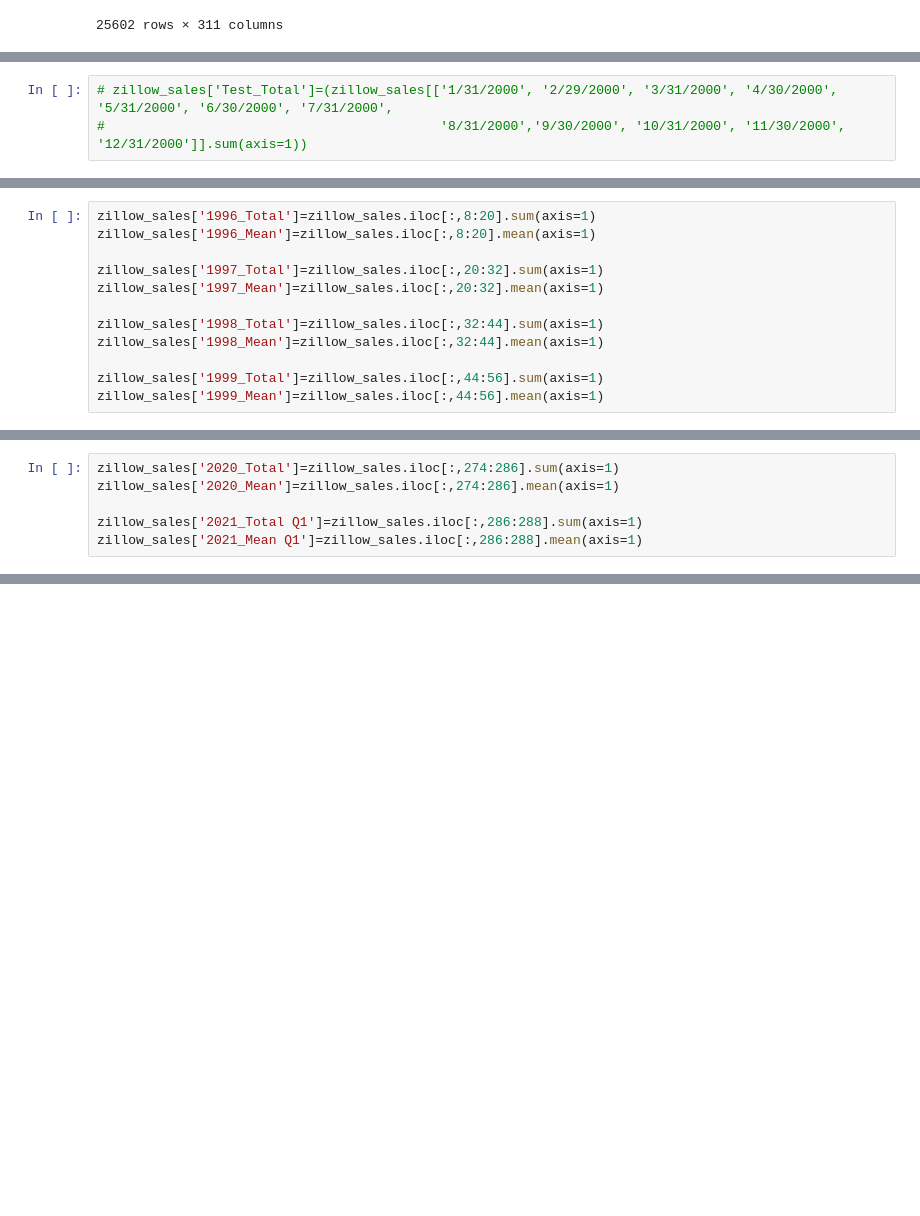
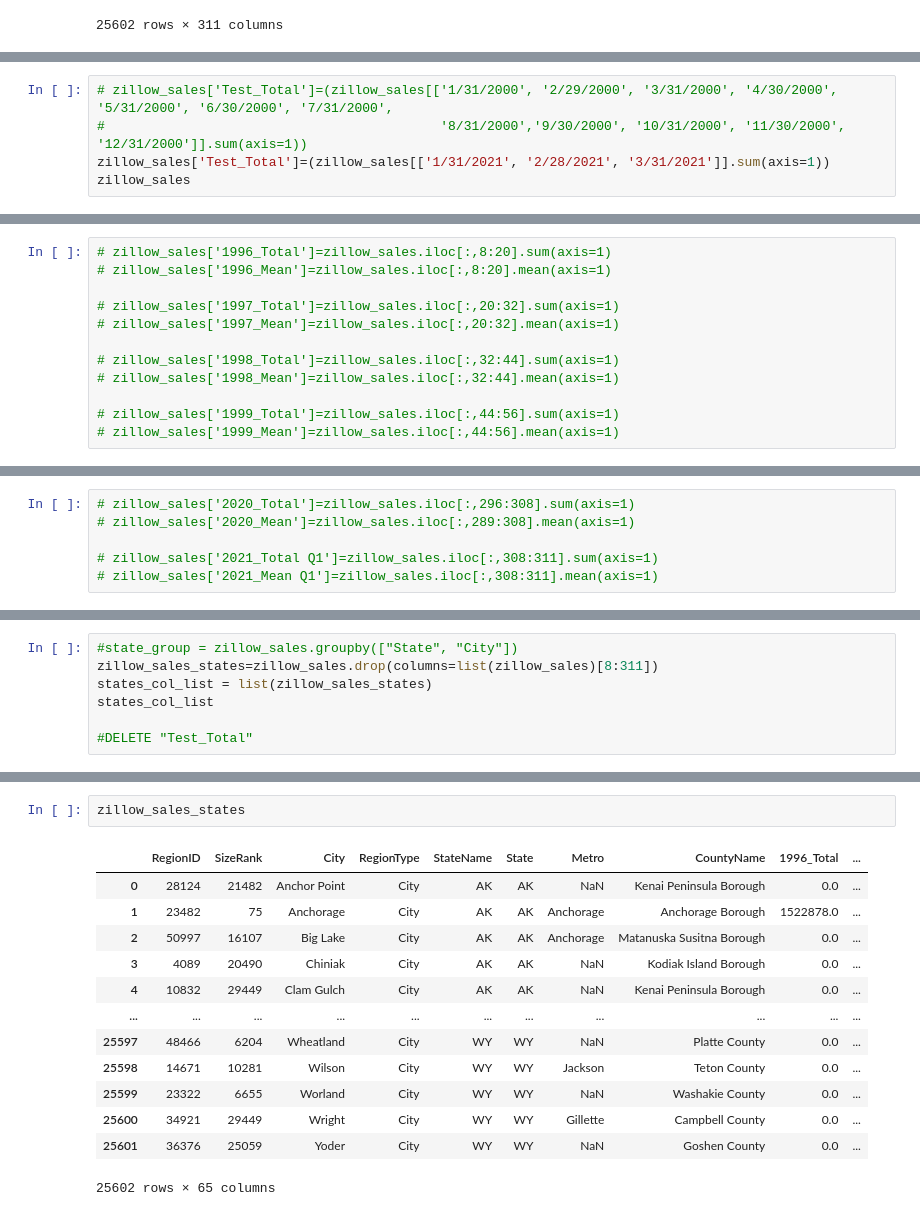
Before and after one commit to ttoffey/Project_One, a Jupyter notebook: zillow_sales.ipynb, the cells around one changed output, grey strips where cells are left out. Cells and saved outputs as stored; diff of their text form; blank space fills up the shorter version.

Commit message:
Fixed Totals

```diff
--- a/zillow_sales.ipynb
+++ b/zillow_sales.ipynb
@@ -184,3 +222,5 @@ col_list
 # %%
 # zillow_sales['Test_Total']=(zillow_sales[['1/31/2000', '2/29/2000', '3/31/2000', '4/30/2000', '5/31/2000', '6/30/2000', '7/31/2000',
 #                                           '8/31/2000','9/30/2000', '10/31/2000', '11/30/2000', '12/31/2000']].sum(axis=1))
+zillow_sales['Test_Total']=(zillow_sales[['1/31/2021', '2/28/2021', '3/31/2021']].sum(axis=1))
+zillow_sales
@@ -187,12 +241,12 @@ col_list
 # %%
-zillow_sales['1996_Total']=zillow_sales.iloc[:,8:20].sum(axis=1)
-zillow_sales['1996_Mean']=zillow_sales.iloc[:,8:20].mean(axis=1)
+# zillow_sales['1996_Total']=zillow_sales.iloc[:,8:20].sum(axis=1)
+# zillow_sales['1996_Mean']=zillow_sales.iloc[:,8:20].mean(axis=1)
 
-zillow_sales['1997_Total']=zillow_sales.iloc[:,20:32].sum(axis=1)
-zillow_sales['1997_Mean']=zillow_sales.iloc[:,20:32].mean(axis=1)
+# zillow_sales['1997_Total']=zillow_sales.iloc[:,20:32].sum(axis=1)
+# zillow_sales['1997_Mean']=zillow_sales.iloc[:,20:32].mean(axis=1)
 
-zillow_sales['1998_Total']=zillow_sales.iloc[:,32:44].sum(axis=1)
-zillow_sales['1998_Mean']=zillow_sales.iloc[:,32:44].mean(axis=1)
+# zillow_sales['1998_Total']=zillow_sales.iloc[:,32:44].sum(axis=1)
+# zillow_sales['1998_Mean']=zillow_sales.iloc[:,32:44].mean(axis=1)
 
-zillow_sales['1999_Total']=zillow_sales.iloc[:,44:56].sum(axis=1)
-zillow_sales['1999_Mean']=zillow_sales.iloc[:,44:56].mean(axis=1)
+# zillow_sales['1999_Total']=zillow_sales.iloc[:,44:56].sum(axis=1)
+# zillow_sales['1999_Mean']=zillow_sales.iloc[:,44:56].mean(axis=1)
@@ -305,6 +321,6 @@ zillow_sales
 # %%
-zillow_sales['2020_Total']=zillow_sales.iloc[:,274:286].sum(axis=1)
-zillow_sales['2020_Mean']=zillow_sales.iloc[:,274:286].mean(axis=1)
+# zillow_sales['2020_Total']=zillow_sales.iloc[:,296:308].sum(axis=1)
+# zillow_sales['2020_Mean']=zillow_sales.iloc[:,289:308].mean(axis=1)
 
-zillow_sales['2021_Total Q1']=zillow_sales.iloc[:,286:288].sum(axis=1)
-zillow_sales['2021_Mean Q1']=zillow_sales.iloc[:,286:288].mean(axis=1)
+# zillow_sales['2021_Total Q1']=zillow_sales.iloc[:,308:311].sum(axis=1)
+# zillow_sales['2021_Mean Q1']=zillow_sales.iloc[:,308:311].mean(axis=1)
@@ -344,0 +327,7 @@ state_group.sum()
+# %%
+#state_group = zillow_sales.groupby(["State", "City"])
+zillow_sales_states=zillow_sales.drop(columns=list(zillow_sales)[8:311])
+states_col_list = list(zillow_sales_states)
+states_col_list
+
+#DELETE "Test_Total"
@@ -344,0 +352,16 @@ state_group.sum()
+# %%
+zillow_sales_states
+# %% [output]
+|  | RegionID | SizeRank | City | RegionType | StateName | State | Metro | CountyName | 1996_Total | ... |
+| 0 | 28124 | 21482 | Anchor Point | City | AK | AK | NaN | Kenai Peninsula Borough | 0.0 | ... |
+| 1 | 23482 | 75 | Anchorage | City | AK | AK | Anchorage | Anchorage Borough | 1522878.0 | ... |
+| 2 | 50997 | 16107 | Big Lake | City | AK | AK | Anchorage | Matanuska Susitna Borough | 0.0 | ... |
+| 3 | 4089 | 20490 | Chiniak | City | AK | AK | NaN | Kodiak Island Borough | 0.0 | ... |
+| 4 | 10832 | 29449 | Clam Gulch | City | AK | AK | NaN | Kenai Peninsula Borough | 0.0 | ... |
+| ... | ... | ... | ... | ... | ... | ... | ... | ... | ... | ... |
+| 25597 | 48466 | 6204 | Wheatland | City | WY | WY | NaN | Platte County | 0.0 | ... |
+| 25598 | 14671 | 10281 | Wilson | City | WY | WY | Jackson | Teton County | 0.0 | ... |
+| 25599 | 23322 | 6655 | Worland | City | WY | WY | NaN | Washakie County | 0.0 | ... |
+| 25600 | 34921 | 29449 | Wright | City | WY | WY | Gillette | Campbell County | 0.0 | ... |
+| 25601 | 36376 | 25059 | Yoder | City | WY | WY | NaN | Goshen County | 0.0 | ... |
+25602 rows × 65 columns
```
Also changed, not shown: parts of 10 cells of this notebook, 2 other files.
